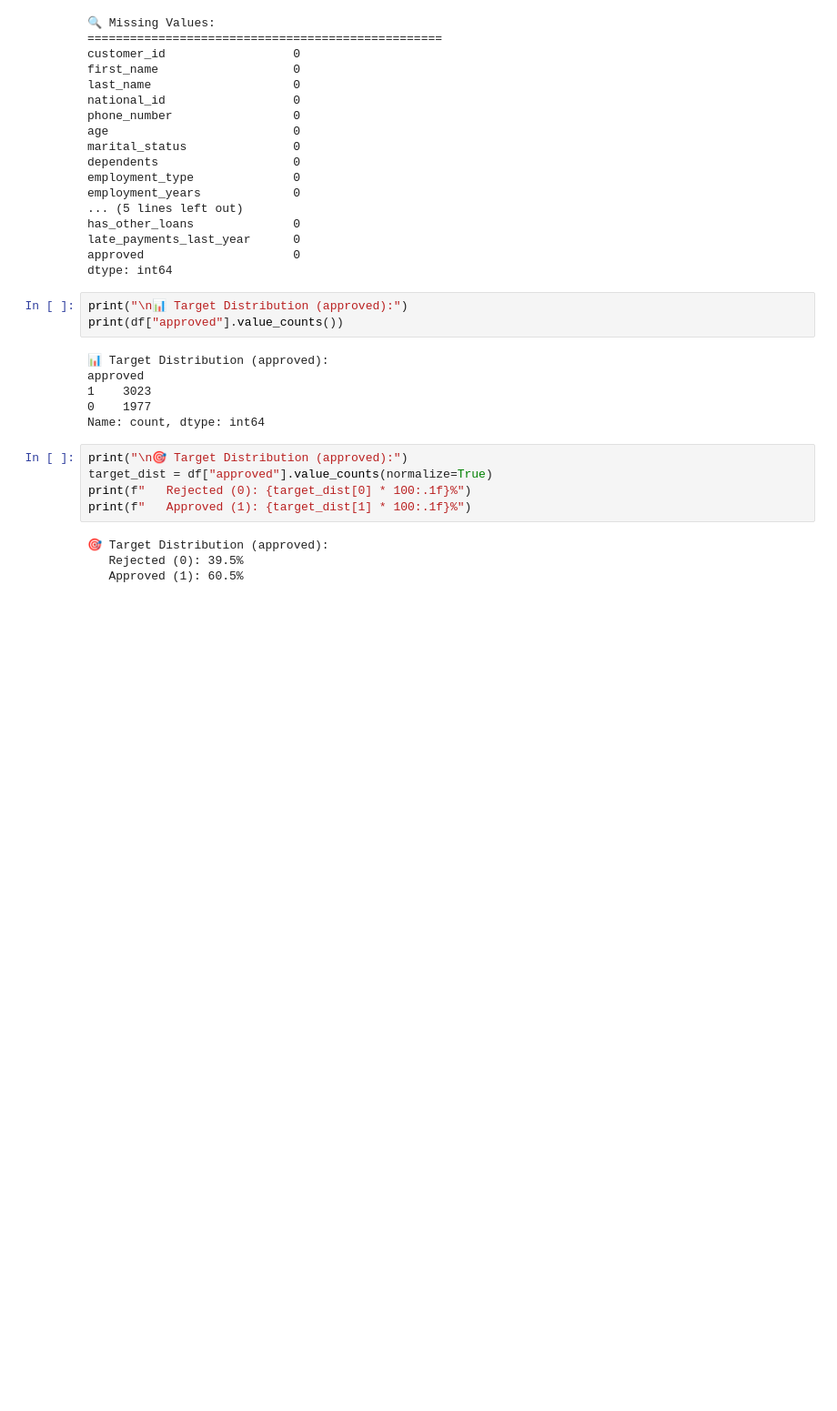
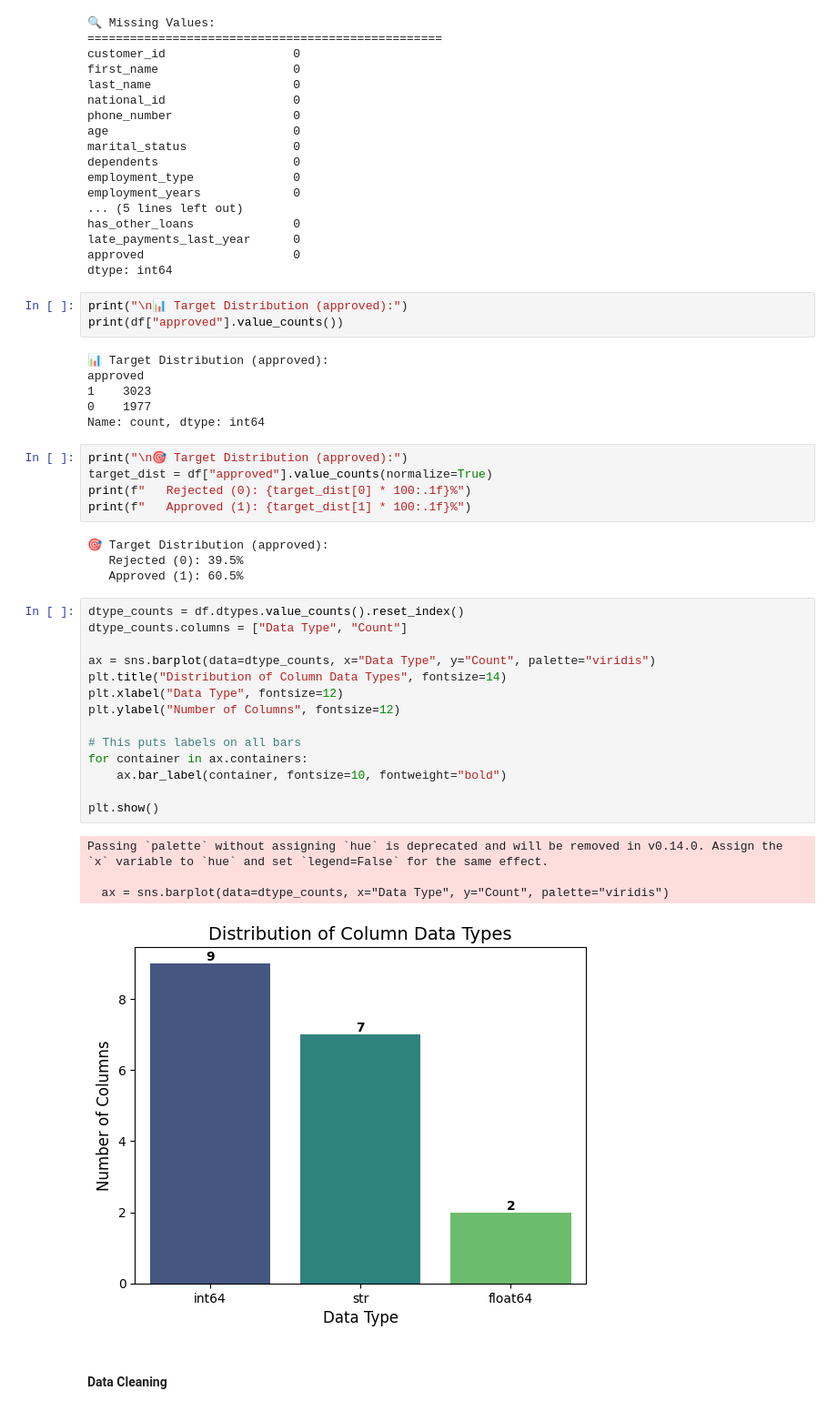
Before and after one commit to Alizadeh275/loan-approval-prediction, a Jupyter notebook: session_01.ipynb, the cells around one changed output. Shown at 91% size. Saved outputs shown, nothing was run; the diff lists cells and outputs as text; blank space fills up the shorter version.

```diff
--- a/session_01.ipynb
+++ b/session_01.ipynb
@@ -175,3 +175,24 @@ print(f"   Approved (1): {target_dist[1] * 100:.1f}%")
 🎯 Target Distribution (approved):
    Rejected (0): 39.5%
    Approved (1): 60.5%
+# %%
+dtype_counts = df.dtypes.value_counts().reset_index()
+dtype_counts.columns = ["Data Type", "Count"]
+
+ax = sns.barplot(data=dtype_counts, x="Data Type", y="Count", palette="viridis")
+plt.title("Distribution of Column Data Types", fontsize=14)
+plt.xlabel("Data Type", fontsize=12)
+plt.ylabel("Number of Columns", fontsize=12)
+
+# This puts labels on all bars
+for container in ax.containers:
+    ax.bar_label(container, fontsize=10, fontweight="bold")
+
+plt.show()
+# %% [output]
+Passing `palette` without assigning `hue` is deprecated and will be removed in v0.14.0. Assign the `x` variable to `hue` and set `legend=False` for the same effect.
+
+  ax = sns.barplot(data=dtype_counts, x="Data Type", y="Count", palette="viridis")
+[figure, added]
+# %% [markdown]
+#### Data Cleaning
```
Also changed, not shown: parts of 3 cells of this notebook.
